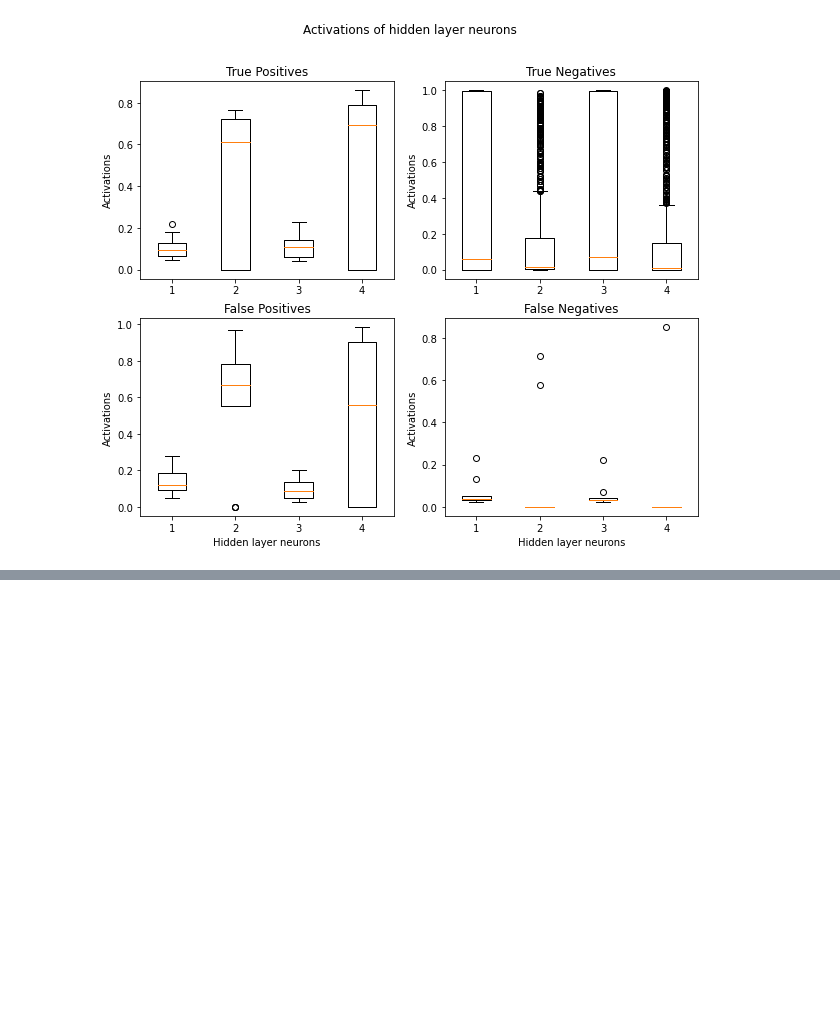
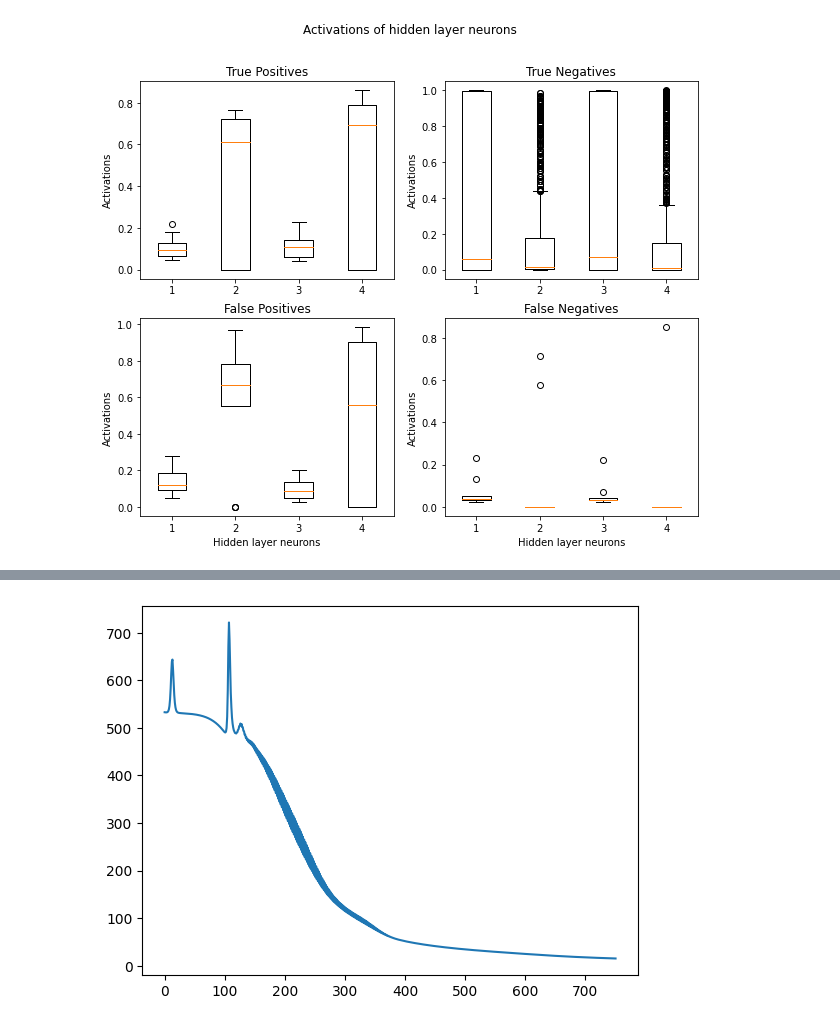
Before and after one commit to rohankalbag/natural-language-processing, a Jupyter notebook: assignment-1/Palindrome_Analysis.ipynb, the cells around one changed output, grey strips where cells are left out. Cells and saved outputs as stored; diff of their text form; code cells hidden in the pictures; blank space fills up the shorter version.

Commit message:
added 4 fold validation

```diff
--- a/assignment-1/Palindrome_Analysis.ipynb
+++ b/assignment-1/Palindrome_Analysis.ipynb
@@ -387,0 +390,19 @@ plt.ylabel('Activations');
+# %%
+import random
+
+datasetMaker = PalindromeDataset(10)
+dataset = datasetMaker.generate_dataset(512, 512)
+random.shuffle(dataset)
+
+folds = []
+foldsize = len(dataset)//4
+for k in range(4):
+    folds.append(dataset[k*foldsize:(k+1)*foldsize])
+
+print([f"fold{i} size : {len(f)}" for i, f in enumerate(folds)])
+
+
+
+fold_datasets = [(folds[i], [datapoint for fold in [folds[j] for j in range(4) if j != i] for datapoint in fold] ) for i in range(4)]
+
+print([f"fold{i} : {len(f[0])} validation, {len(f[1])} training" for i, f in enumerate(fold_datasets)])
@@ -387,0 +412,60 @@ plt.ylabel('Activations');
+# %%
+from sklearn.metrics import confusion_matrix
+
+for i, fold in enumerate(fold_datasets):
+
+    print("For the fold : ", i)
+
+    losslog = []
+    a = MLP(10, [4, 1])
+    weight = 1.
+    nepochs = 751
+
+    validation, training = fold
+
+    xs, ys = convert_to_form(training)
+    xs_val, ys_val = convert_to_form(validation)
+
+    for step in tqdm(range(nepochs)) :
+        # forward pass
+        ypred = [a(x)[0] for x in xs]
+        # loss = sum((ypred-ytrue)**2 for ytrue, ypred in zip(ys, ypred)) # MSE
+        loss = sum(-weight*ytrue*ypred.log()-(1-ytrue)*(1-ypred).log() for ytrue, ypred in zip(ys, ypred)) # BCE
+        losslog.append(loss.data)
+
+        a.zero_grad() # taken from Module class
+        loss.backward()
+
+        if step%50==0 : tqdm.write(f'epoch {step} loss {loss.data:.4f}')
+
+        # update
+        for w in a.parameters() :
+            w.data -= 0.005 * w.grad # standard SGD for now
+
+
+    plt.plot(losslog)
+    plt.show()
+
+    eps = 1e-8
+    predictions = np.array([a(k)[0].data for k in xs_val])
+
+    THRESH = 0.99
+    preds = 1*(predictions > THRESH)
+    true_pos = sum([int(a==1 and b==1) for a,b in zip(preds, ys_val)])
+    true_neg = sum([int(a==0 and b==0) for a,b in zip(preds, ys_val)])
+    false_pos = sum([int(a==1 and b==0) for a,b in zip(preds, ys_val)])
+    false_neg = sum([int(a==0 and b==1) for a,b in zip(preds, ys_val)])
+
+    num_correct = true_neg + true_pos
+    prec = true_pos / (true_pos + false_pos + eps)
+    recall = true_pos / (true_pos + false_neg + eps)
+    f1 = 2*prec*recall / (prec + recall + eps)
+    acc = num_correct / len(ys_val)
+
+    print(f'Precision : {prec:.4f}')
+    print(f'Accuracy : {acc:.4f}')
+    print(f"Recall : {recall:.4f}")
+    print(f"F1 Score : {f1:.4f}")
+
+    print(confusion_matrix(ys_val, preds))
+# %% [output]
@@ -387,0 +489 @@ plt.ylabel('Activations');
+[figure, added]
```
Also changed, not shown: parts of 4 cells of this notebook, 1 other file.
